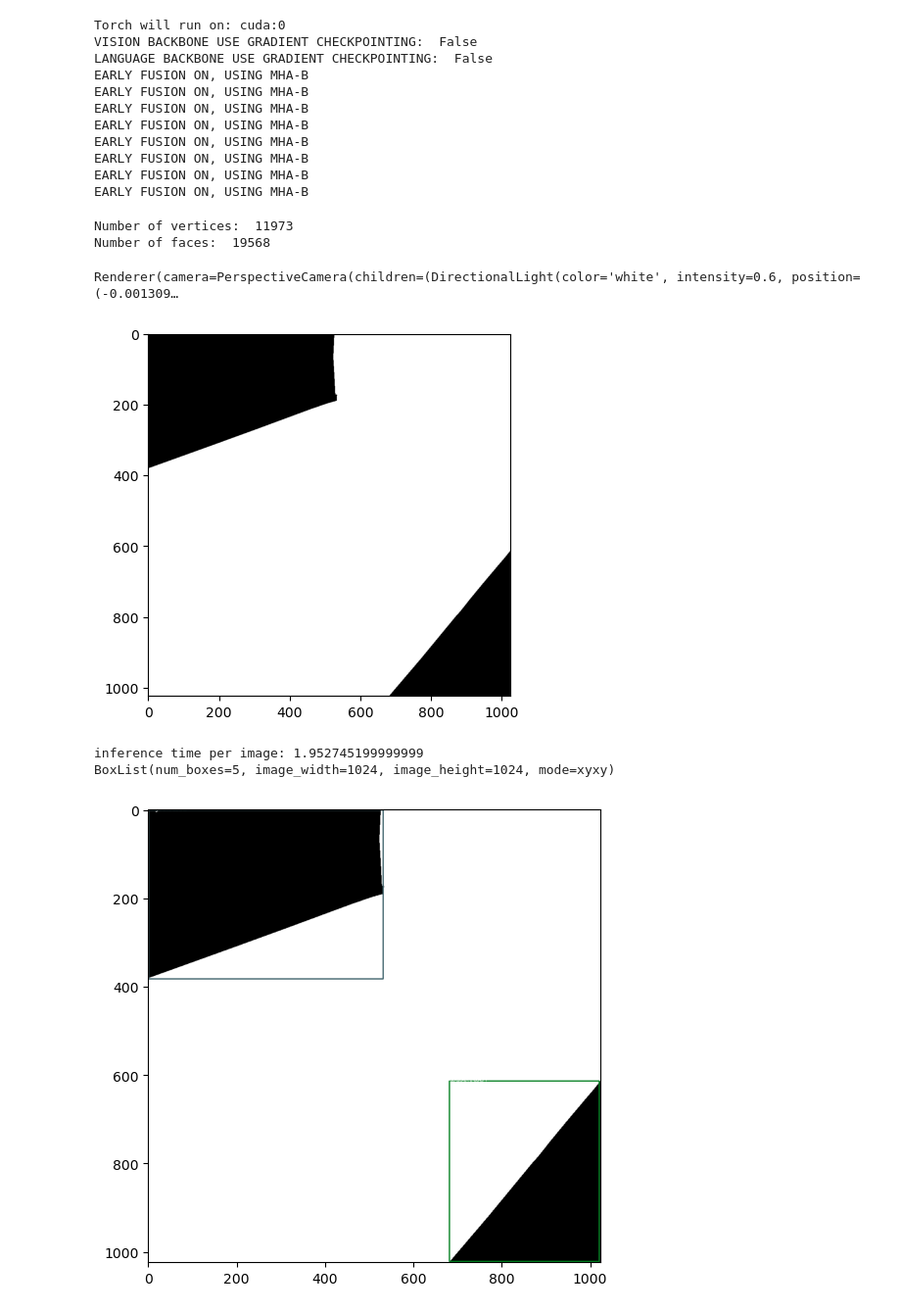
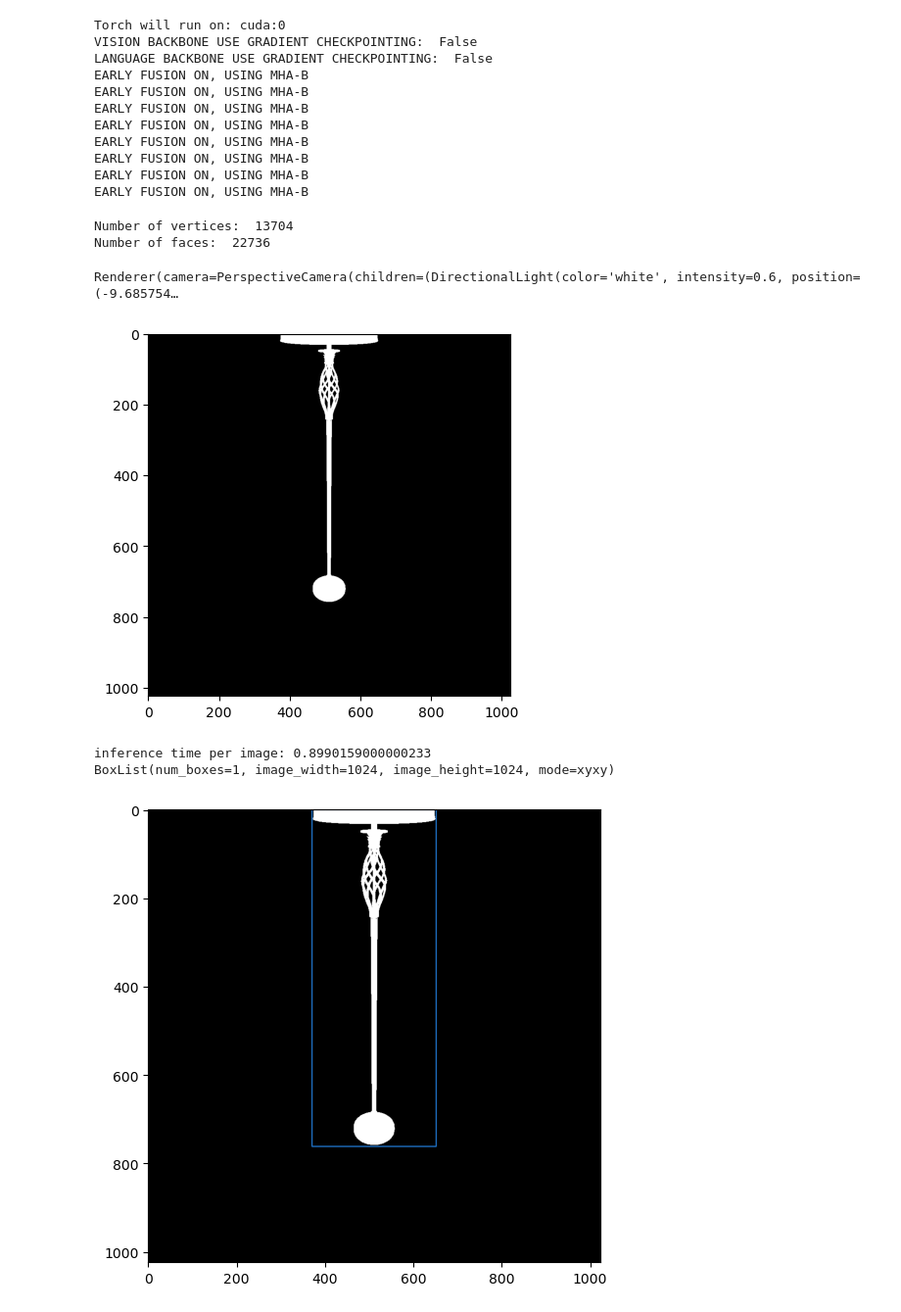
Before and after one commit to n-khalil/SATR-tests, a Jupyter notebook: test_SATR.ipynb, the cells around one changed output. Shown at 98% size. Cells and saved outputs as stored; diff of their text form; code cells hidden in the pictures.

Commit message:
SATR on Lamp

```diff
--- a/test_SATR.ipynb
+++ b/test_SATR.ipynb
@@ -20,9 +20,10 @@ else:
 
 print('Torch will run on:', device)
 
-obj_path = 'data/demo/penguin.obj'
+# obj_path = 'data/demo/penguin.obj'
 # obj_path = 'data/FAUST/scans/tr_scan_000.obj'
-obj_path = 'data/demo/B075QFCHM9.obj'
+# obj_path = 'data/demo/B075QFCHM9.obj'
+obj_path = 'data/demo/B07DBHPK4G.obj'
 
 GM = GLIPModel()
 # %% [output]
@@ -65,18 +66,22 @@ faces = faces_tensor.detach().cpu().numpy()
 print('Number of vertices: ', vertices.shape[0])
 print('Number of faces: ', faces.shape[0])
 # %% [output]
-Number of vertices:  11973
-Number of faces:  19568
+Number of vertices:  13704
+Number of faces:  22736
 # %%
 # Visualize mesh
 mp.plot(vertices, faces)
 plt.show()
 # %% [output]
-Renderer(camera=PerspectiveCamera(children=(DirectionalLight(color='white', intensity=0.6, position=(-0.001309…
+Renderer(camera=PerspectiveCamera(children=(DirectionalLight(color='white', intensity=0.6, position=(-9.685754…
 # %%
 # Show a sample of rendered images
-elev = torch.tensor(0.8).to(device)
-azim = torch.tensor(0.7).to(device)
+gen = torch.Generator()
+std = 4
+center_elev = 0
+center_azim = 3.14
+elev = torch.randn(1, generator=gen) * np.pi / std + center_elev
+azim = torch.randn(1, generator=gen) * 2 * np.pi / std + center_azim
 r = 2
 x = r * torch.cos(elev) * torch.cos(azim)
 y = r * torch.sin(elev)
@@ -116,16 +121,16 @@ image = image.astype(np.uint8)
 plt.imshow(image)
 plt.show()
 # %% [output]
-[figure, old version]
+[figure, new version]
 # %%
-gmPrediction = GM.predict(image, 'arms, legs, torso')
+gmPrediction = GM.predict(image, 'body, lamp')
 print(gmPrediction[1])
 plt.figure(figsize=[8, 6])
 plt.imshow(gmPrediction[0])
 plt.show()
 # %% [output]
-inference time per image: 1.952745199999999
-BoxList(num_boxes=5, image_width=1024, image_height=1024, mode=xyxy)
+inference time per image: 0.8990159000000233
+BoxList(num_boxes=1, image_width=1024, image_height=1024, mode=xyxy)
-[figure, old version]
+[figure, new version]
 # %%
 segment(
```
Also changed, not shown: parts of 2 cells of this notebook, 14 other files.
